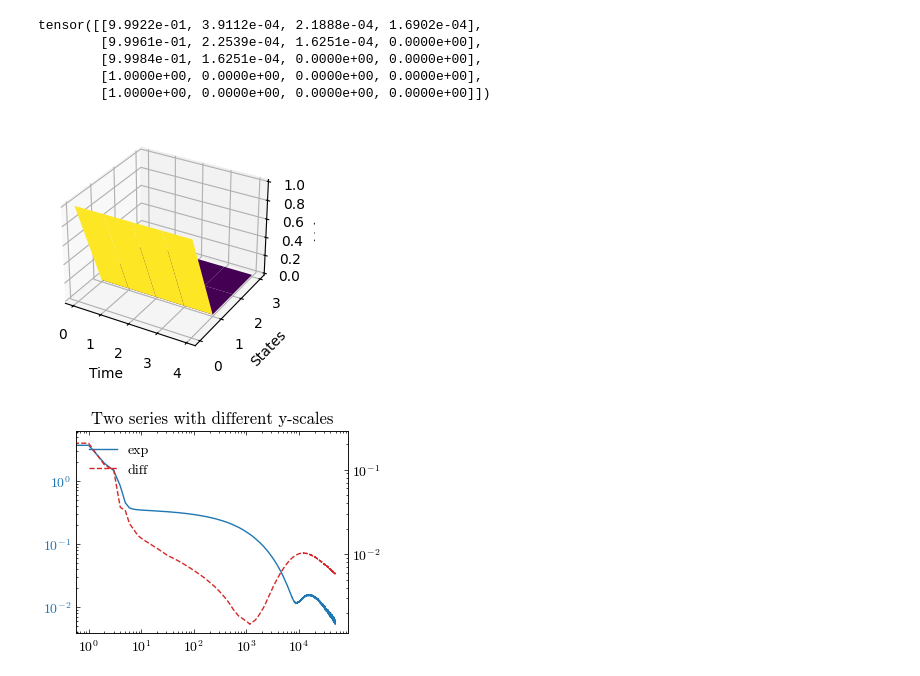
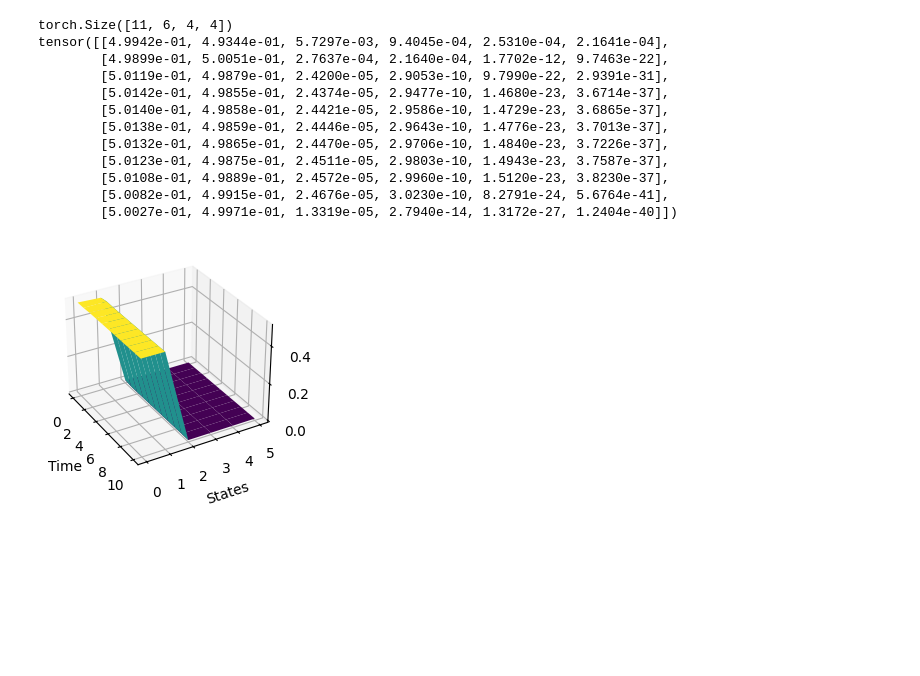
Before and after one commit to Minghui-Wu/MFGLib, a Jupyter notebook: production.ipynb, the cells around one changed output. Drawn from its saved outputs; the diff is of its cells as text; code cells hidden in the pictures; blank space fills up the shorter version.

```diff
--- a/production.ipynb
+++ b/production.ipynb
@@ -38,0 +18,11 @@ Solve complete (18.220 seconds)
+# %%
+T = 10
+s_inv = 5
+Q = 3
+H = 3
+c_value = 0.1
+#c_value = 1
+
+c = np.ones(5)
+c*= c_value
+c = c.tolist()
@@ -87,67 +149,54 @@ tensor([[[9.9922e-01, 0.0000e+00, 0.0000e+00],
 # %%
-# solns = torch.load("results/beach_pi_record.pt")
-# solns_mu = torch.load("results/beach_nu_record.pt")
-
+env_instance = Environment.equilibrium_price(T=T, s_inv=s_inv, Q=Q, H=H)
+solns = torch.load("results/production_pi_record.pt")
+IC = torch.load("results/production_nu_record.pt")
 pi = solns[-1]
-nu = solns_mu[-1]
-
+nu = IC[-1]
 env_instance.update_initial_distribution(nu)
 L = mean_field(env_instance, pi)
+print(L.shape)
 mu = L.sum(dim=tuple(range(2, L.ndim)))
 print(mu)
 mu_np = mu.numpy()
 
 # Create meshgrid for X (days) and Y (states)
 days = np.arange(mu.shape[0])  # [0, 1, 2]
 states = np.arange(mu.shape[1])  # [0, 1, 2, 3]
 X, Y = np.meshgrid(days, states, indexing='ij')  # Use 'ij' to align correctly
 
 # Plotting
-fig = plt.figure(figsize=(5, 3))
+fig = plt.figure(figsize=(3, 3))
 ax = fig.add_subplot(111, projection='3d')
 
 # Surface plot
 surf = ax.plot_surface(X, Y, mu_np, cmap='viridis')
 
 # Labels
 ax.set_xlabel("Time")
 ax.set_ylabel("States")
 ax.set_zlabel("Value")
-
-#plt.savefig('results/beach_CMFE',dpi=300)
+ax.view_init(elev=30, azim=-30)
+ax.set_xticks([0,2,4,6,8,10])
+ax.set_yticks([0,1,2,3,4,5])
+fig.savefig(
+    'results/production_CMFE.png',
+    dpi=300,
+    bbox_inches='tight',
+    pad_inches=0.1  # a small buffer around the edges
+)
 
 plt.show()
 # %% [output]
-tensor([[9.9922e-01, 3.9112e-04, 2.1888e-04, 1.6902e-04],
-        [9.9961e-01, 2.2539e-04, 1.6251e-04, 0.0000e+00],
-        [9.9984e-01, 1.6251e-04, 0.0000e+00, 0.0000e+00],
-        [1.0000e+00, 0.0000e+00, 0.0000e+00, 0.0000e+00],
-        [1.0000e+00, 0.0000e+00, 0.0000e+00, 0.0000e+00]])
+torch.Size([11, 6, 4, 4])
+tensor([[4.9942e-01, 4.9344e-01, 5.7297e-03, 9.4045e-04, 2.5310e-04, 2.1641e-04],
+        [4.9899e-01, 5.0051e-01, 2.7637e-04, 2.1640e-04, 1.7702e-12, 9.7463e-22],
+        [5.0119e-01, 4.9879e-01, 2.4200e-05, 2.9053e-10, 9.7990e-22, 2.9391e-31],
+        [5.0142e-01, 4.9855e-01, 2.4374e-05, 2.9477e-10, 1.4680e-23, 3.6714e-37],
+        [5.0140e-01, 4.9858e-01, 2.4421e-05, 2.9586e-10, 1.4729e-23, 3.6865e-37],
+        [5.0138e-01, 4.9859e-01, 2.4446e-05, 2.9643e-10, 1.4776e-23, 3.7013e-37],
+        [5.0132e-01, 4.9865e-01, 2.4470e-05, 2.9706e-10, 1.4840e-23, 3.7226e-37],
+        [5.0123e-01, 4.9875e-01, 2.4511e-05, 2.9803e-10, 1.4943e-23, 3.7587e-37],
+        [5.0108e-01, 4.9889e-01, 2.4572e-05, 2.9960e-10, 1.5120e-23, 3.8230e-37],
+        [5.0082e-01, 4.9915e-01, 2.4676e-05, 3.0230e-10, 8.2791e-24, 5.6764e-41],
+        [5.0027e-01, 4.9971e-01, 1.3319e-05, 2.7940e-14, 1.3172e-27, 1.2404e-40]])
-[figure, old version]
+[figure, new version]
-# %%
-colors = ['#1f77b4', '#ff7f0e', '#2ca02c', '#d62728', '#9467bd', '#8c564b']
-
-fig, ax1 = plt.subplots()
-ax1.plot(expls, color = colors[0], label='exp')
-# ax1.set_xlabel('x')
-# ax1.set_ylabel('y1 (x²)', color='g')
-ax1.tick_params(axis='y', labelcolor=colors[0])
-
-
-# create a second y‐axis
-ax2 = ax1.twinx()
-ax2.plot(diffs, color = colors[3], linestyle = '--', label='diff')
-#ax2.set_ylabel('diff')
-ax2.tick_params(axis='y')
-
-# optional: combine legends
-lines, labels = ax1.get_lines() + ax2.get_lines(), [l.get_label() for l in ax1.get_lines()+ax2.get_lines()]
-ax1.legend(lines, labels, loc='upper left')
-
-ax1.set_xscale('log')
-ax1.set_yscale('log')
-ax2.set_yscale('log')
-plt.title("Two series with different y-scales")
-plt.show()
-# %% [output]
-[figure, removed]
```
Also changed, not shown: parts of 21 cells of this notebook, 18 other files.
